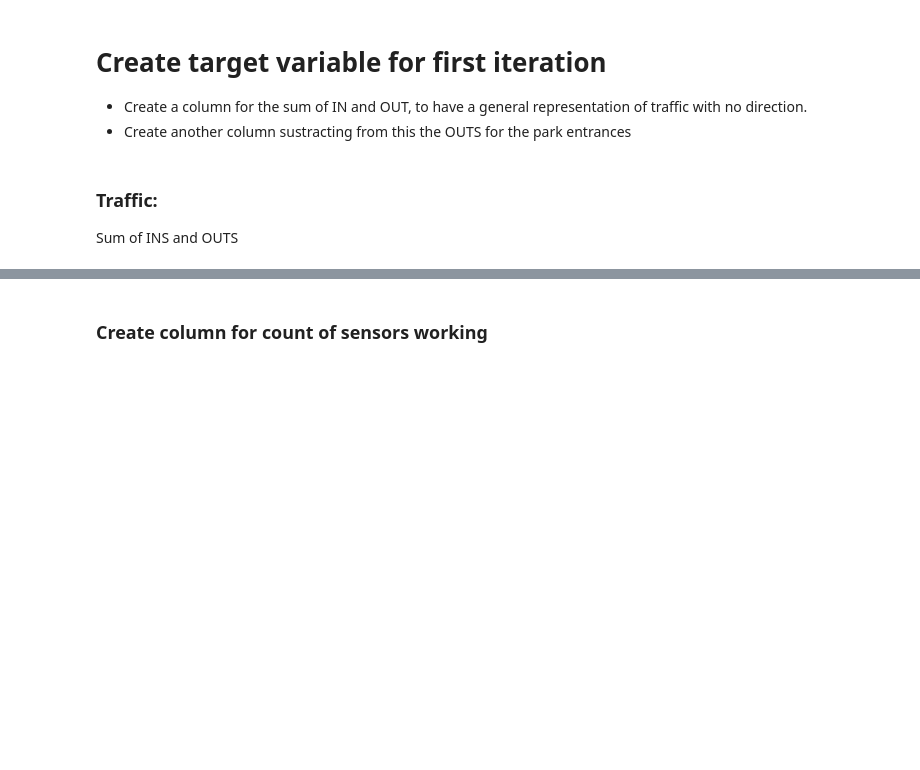
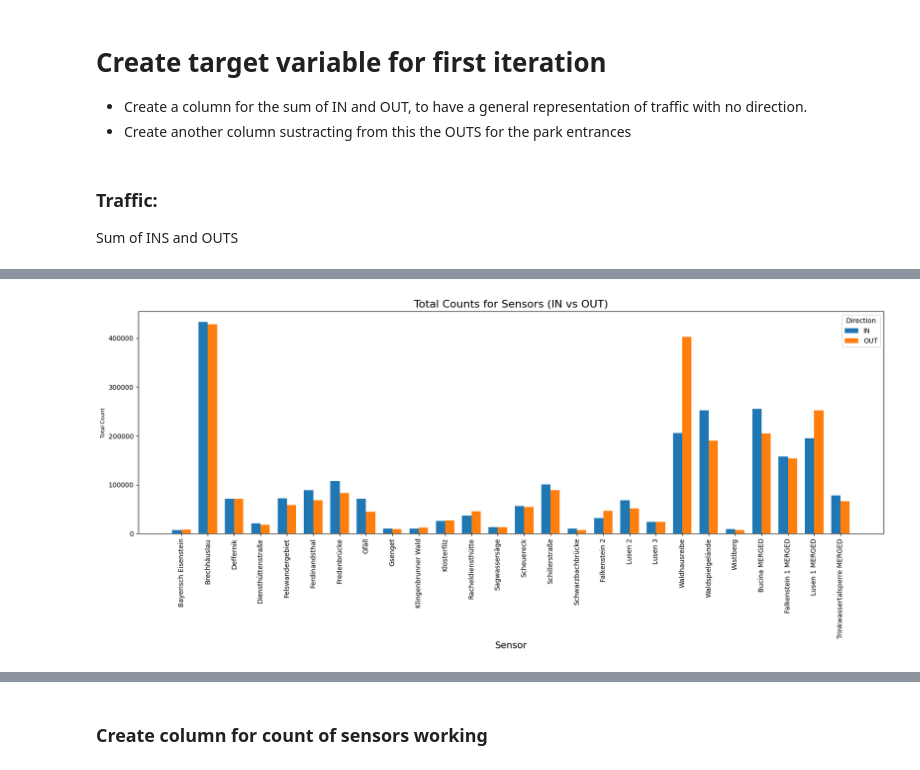
Before and after one commit to m-mango/bavarian-forest-visitor-monitoring-dssgx-24, a Jupyter notebook: cleaning-manual-visitor-count-data.ipynb, the cells around one changed output, grey strips where cells are left out. Drawn from its saved outputs; the diff is of its cells as text; code cells hidden in the pictures; blank space fills up the shorter version.

```diff
--- a/cleaning-manual-visitor-count-data.ipynb
+++ b/cleaning-manual-visitor-count-data.ipynb
@@ -597,0 +597,2 @@ df_2023['target'] = df_2023[traffic_columns].sum(axis=1)
+# %%
+df_merged = df[traffic_columns]
@@ -597,0 +667,18 @@ df_2023['target'] = df_2023[traffic_columns].sum(axis=1)
+# %%
+# Create a DataFrame for 'IN' sensors
+in_sums = df_merged.filter(like='IN').sum().reset_index()
+in_sums.columns = ['Sensor', 'Total_Count']
+in_sums['Sensor'] = in_sums['Sensor'].str.replace(' IN', '')
+in_sums['Direction'] = 'IN'
+
+# Create a DataFrame for 'OUT' sensors
+out_sums = df_merged.filter(like='OUT').sum().reset_index()
+out_sums.columns = ['Sensor', 'Total_Count']
+out_sums['Sensor'] = out_sums['Sensor'].str.replace(' OUT', '')
+out_sums['Direction'] = 'OUT'
+
+# Combine the 'IN' and 'OUT' DataFrames
+result_df = pd.concat([in_sums, out_sums])
+
+# Reset the index to have a clean DataFrame
+result_df.set_index(['Sensor', 'Direction'], inplace=True)
@@ -597,0 +692,33 @@ df_2023['target'] = df_2023[traffic_columns].sum(axis=1)
+# %%
+# Reset the index to get 'Sensor' and 'Direction' as columns for easier plotting
+df_plot = result_df.reset_index()
+
+# Get unique sensor names and directions
+sensors = df_plot['Sensor'].unique()
+directions = df_plot['Direction'].unique()
+
+# Set up the positions and width for the bars
+x = np.arange(len(sensors))
+width = 0.35  # Width of the bars
+
+# Split the data for IN and OUT
+in_counts = df_plot[df_plot['Direction'] == 'IN']['Total_Count']
+out_counts = df_plot[df_plot['Direction'] == 'OUT']['Total_Count']
+
+# Plotting
+plt.figure(figsize=(20, 6))
+plt.bar(x - width/2, in_counts, width, label='IN')
+plt.bar(x + width/2, out_counts, width, label='OUT')
+
+# Adding titles and labels
+plt.title('Total Counts for Sensors (IN vs OUT)', fontsize=16)
+plt.xlabel('Sensor', fontsize=14)
+plt.ylabel('Total Count', fontsize=8)
+plt.xticks(x, sensors, rotation=90, fontsize=10)  # Set x-ticks with sensor names and rotate for better readability
+plt.legend(title='Direction')
+
+# Show plot
+#plt.tight_layout()
+plt.show()
+# %% [output]
+[figure, added]
```
Also changed, not shown: parts of 16 cells of this notebook.
